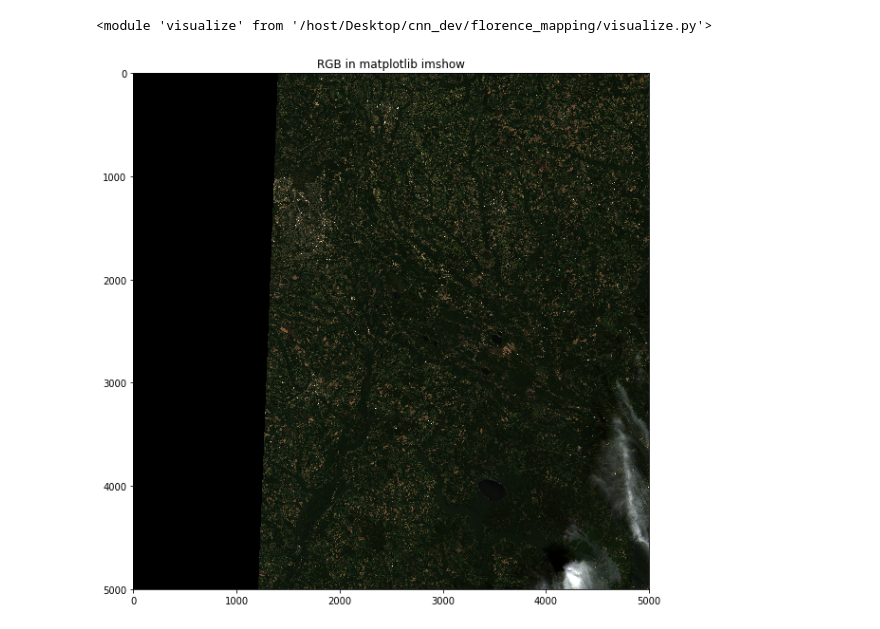
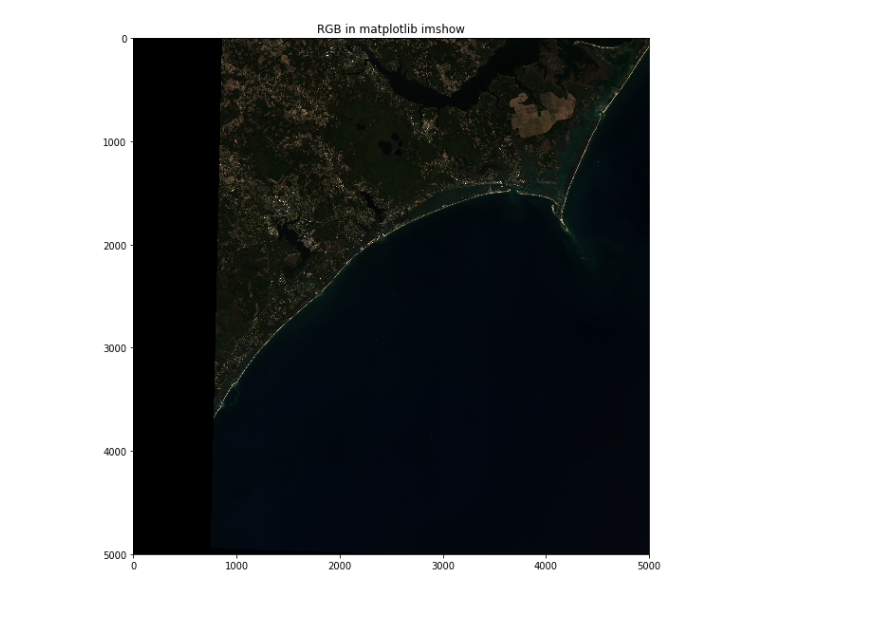
Before and after one commit to patrickcgray/landcover_rcnn, a Jupyter notebook: visualize data.ipynb, the cells around one changed output. Saved outputs shown, nothing was run; the diff lists cells and outputs as text; code cells hidden in the pictures.

Commit message:
added data viz, testing diff tile training

```diff
--- a/visualize data.ipynb
+++ b/visualize data.ipynb
@@ -2,9 +2,7 @@
 from visualize import VisualizeData
 import importlib
 import rasterio
-importlib.reload(visualize)
+#importlib.reload(visualize)
-# %% [output]
-<module 'visualize' from '/host/Desktop/cnn_dev/florence_mapping/visualize.py'>
 # %%
 label_dataset = rasterio.open('/deep_data/NLCD/NLCD_2016_Land_Cover_L48_20190424.img')
 
@@ -47,6 +45,6 @@ for fp in dem_image_paths:
 # %%
 visualizer = VisualizeData(landsat_datasets, label_dataset)
 # %%
-visualizer.view_landsat_tile(0)
+visualizer.view_landsat_tile(3)
 # %% [output]
-[figure, old version]
+[figure, new version]
```
Also changed, not shown: parts of 1 cell of this notebook, 3 other files.
